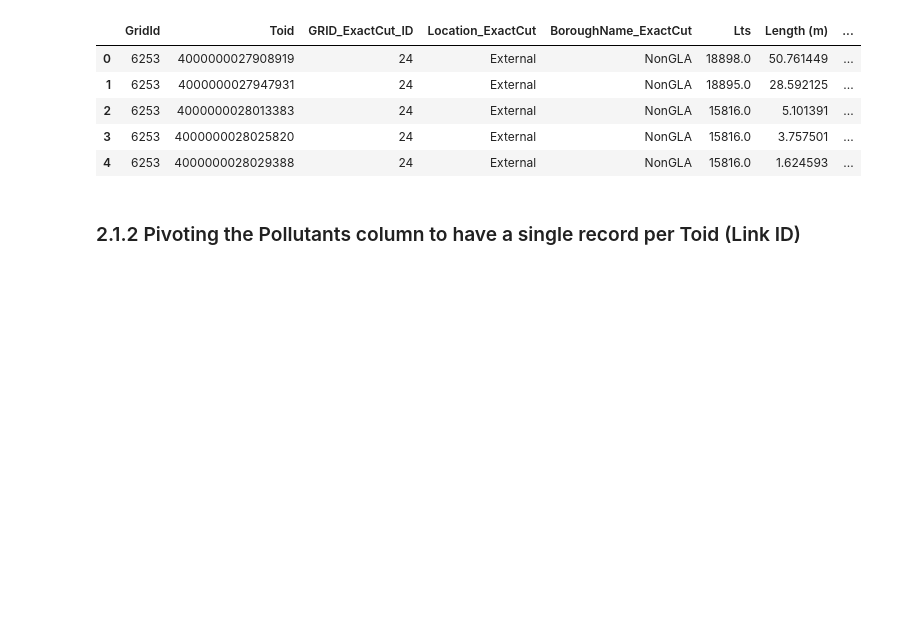
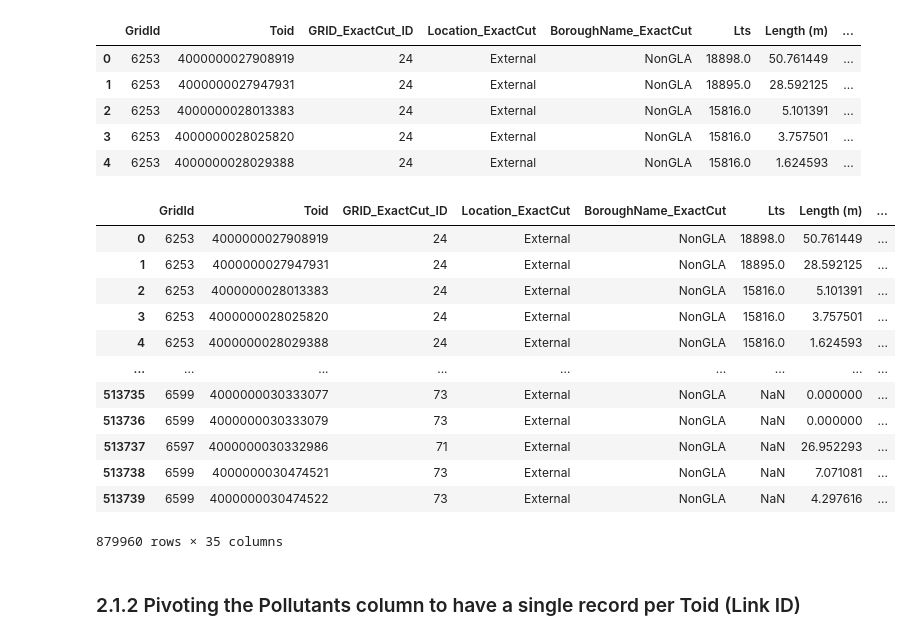
Before and after one commit to abdulrahman-almarzooqi/csck503project, a Jupyter notebook: LAEI_DataProcessing.ipynb, the cells around one changed output. Cells and saved outputs as stored; diff of their text form; code cells hidden in the pictures; blank space fills up the shorter version.

```diff
--- a/LAEI_DataProcessing.ipynb
+++ b/LAEI_DataProcessing.ipynb
@@ -30,0 +33,6 @@ Wall time: 12min 43s
+# %%
+%%time
+
+# Add the sheet name in a new column to differentiate between LTS and Other Major Roads
+df_2013_LTS_Rds["EmissinsbyLink_sheet"] = "LTS_Rds"
+df_2013_Other_Major_Rds["EmissinsbyLink_sheet"] = "Other_Major_Rds"
@@ -100,6 +110,29 @@ df_merged_EmissionsbyLink.head()
 | 2 | 6253 | 4000000028013383 | 24 | External | NonGLA | 15816.0 | 5.101391 | ... |
 | 3 | 6253 | 4000000028025820 | 24 | External | NonGLA | 15816.0 | 3.757501 | ... |
 | 4 | 6253 | 4000000028029388 | 24 | External | NonGLA | 15816.0 | 1.624593 | ... |
+# %%
+columns_to_sum = ['Motorcycle', 'Taxi', 'Car', 'BusAndCoach', 'Lgv', 'Rigid', 'Artic', 'Rigid2Axle', 'Rigid3Axle',
+                  'Rigid4Axle', 'Artic3Axle', 'Artic5Axle', 'Artic6Axle', 'PetrolCar', 'DieselCar', 'PetrolLgv',
+                  'DieselLgv', 'LtBus', 'Coach', 'ElectricCar', 'ElectricLgv']
+
+# Add a new column for the total emissions calculated from the above columns
+df_merged_EmissionsbyLink["total_emissions"] = df_merged_EmissionsbyLink[columns_to_sum].sum(axis=1)
+# %%
+df_merged_EmissionsbyLink
+# %% [output]
+|  | GridId | Toid | GRID_ExactCut_ID | Location_ExactCut | BoroughName_ExactCut | Lts | Length (m) | ... |
+| 0 | 6253 | 4000000027908919 | 24 | External | NonGLA | 18898.0 | 50.761449 | ... |
+| 1 | 6253 | 4000000027947931 | 24 | External | NonGLA | 18895.0 | 28.592125 | ... |
+| 2 | 6253 | 4000000028013383 | 24 | External | NonGLA | 15816.0 | 5.101391 | ... |
+| 3 | 6253 | 4000000028025820 | 24 | External | NonGLA | 15816.0 | 3.757501 | ... |
+| 4 | 6253 | 4000000028029388 | 24 | External | NonGLA | 15816.0 | 1.624593 | ... |
+| ... | ... | ... | ... | ... | ... | ... | ... | ... |
+| 513735 | 6599 | 4000000030333077 | 73 | External | NonGLA | NaN | 0.000000 | ... |
+| 513736 | 6599 | 4000000030333079 | 73 | External | NonGLA | NaN | 0.000000 | ... |
+| 513737 | 6597 | 4000000030332986 | 71 | External | NonGLA | NaN | 26.952293 | ... |
+| 513738 | 6599 | 4000000030474521 | 73 | External | NonGLA | NaN | 7.071081 | ... |
+| 513739 | 6599 | 4000000030474522 | 73 | External | NonGLA | NaN | 4.297616 | ... |
+879960 rows × 35 columns
 # %% [markdown]
 ### 2.1.2 Pivoting the Pollutants column to have a single record per Toid (Link ID)
 # %%
```
Also changed, not shown: parts of 46 cells of this notebook.
